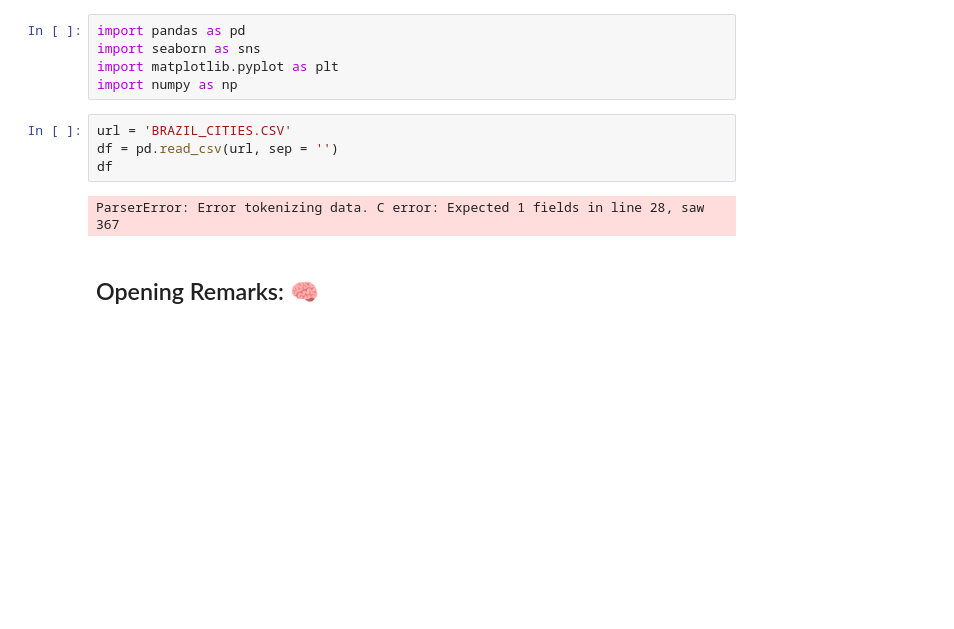
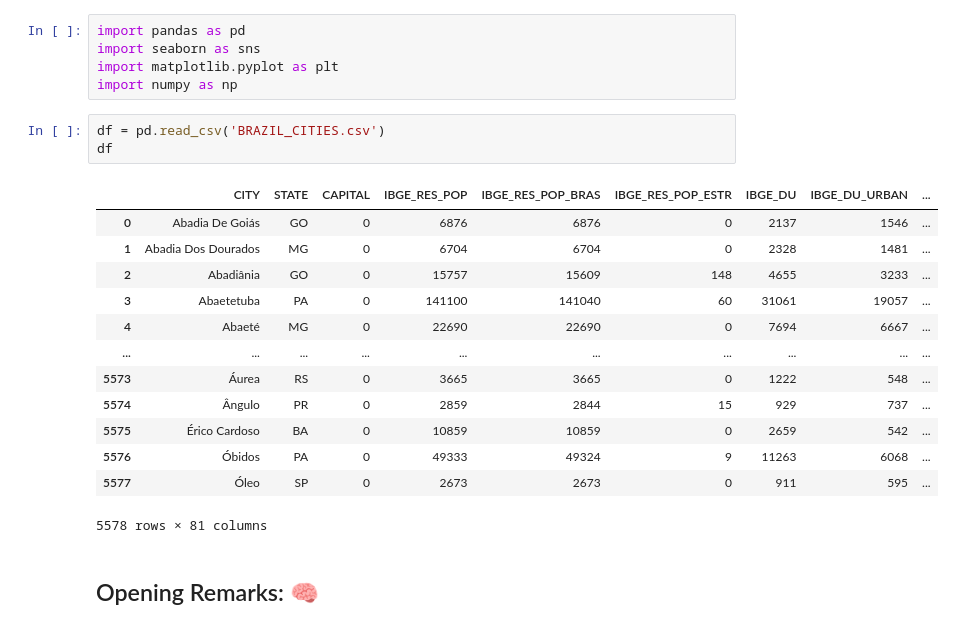
Before and after one commit to Nasiasene/ICD_project, a Jupyter notebook: ProjetoICD.ipynb, the cells around one changed output. Drawn from its saved outputs; the diff is of its cells as text; blank space fills up the shorter version.

```diff
--- a/ProjetoICD.ipynb
+++ b/ProjetoICD.ipynb
@@ -206,12 +206,23 @@ import pandas as pd
 import seaborn as sns
 import matplotlib.pyplot as plt
 import numpy as np
-# %%
-url = 'BRAZIL_CITIES.CSV'
-df = pd.read_csv(url, sep = '')
-df
-# %% [output]
-ParserError: Error tokenizing data. C error: Expected 1 fields in line 28, saw 367
+# %%
+df = pd.read_csv('BRAZIL_CITIES.csv')
+df
+# %% [output]
+|  | CITY | STATE | CAPITAL | IBGE_RES_POP | IBGE_RES_POP_BRAS | IBGE_RES_POP_ESTR | IBGE_DU | IBGE_DU_URBAN | ... |
+| 0 | Abadia De Goiás | GO | 0 | 6876 | 6876 | 0 | 2137 | 1546 | ... |
+| 1 | Abadia Dos Dourados | MG | 0 | 6704 | 6704 | 0 | 2328 | 1481 | ... |
+| 2 | Abadiânia | GO | 0 | 15757 | 15609 | 148 | 4655 | 3233 | ... |
+| 3 | Abaetetuba | PA | 0 | 141100 | 141040 | 60 | 31061 | 19057 | ... |
+| 4 | Abaeté | MG | 0 | 22690 | 22690 | 0 | 7694 | 6667 | ... |
+| ... | ... | ... | ... | ... | ... | ... | ... | ... | ... |
+| 5573 | Áurea | RS | 0 | 3665 | 3665 | 0 | 1222 | 548 | ... |
+| 5574 | Ângulo | PR | 0 | 2859 | 2844 | 15 | 929 | 737 | ... |
+| 5575 | Érico Cardoso | BA | 0 | 10859 | 10859 | 0 | 2659 | 542 | ... |
+| 5576 | Óbidos | PA | 0 | 49333 | 49324 | 9 | 11263 | 6068 | ... |
+| 5577 | Óleo | SP | 0 | 2673 | 2673 | 0 | 911 | 595 | ... |
+5578 rows × 81 columns
 # %% [markdown]
 ## Opening Remarks: 🧠
 # %%
```
Also changed, not shown: parts of 32 cells of this notebook.
